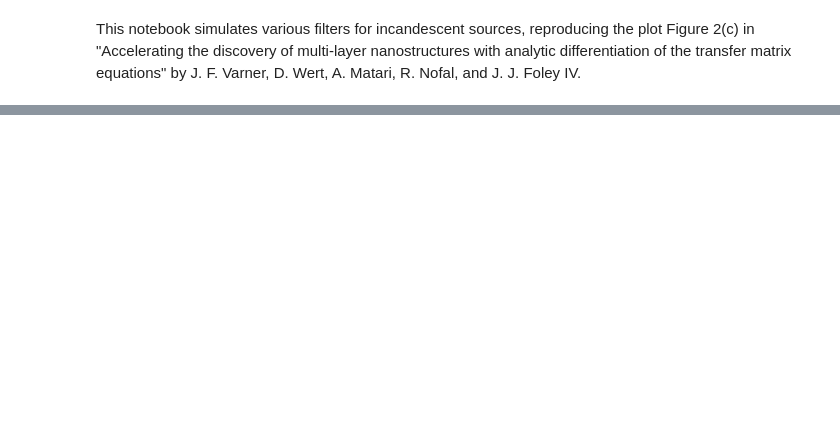
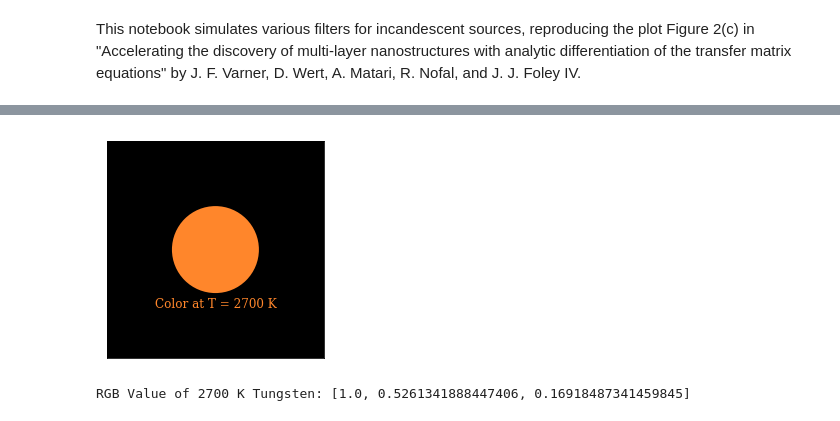
Before and after one commit to FoleyLab/wptherml_v1.0.0, a Jupyter notebook: example/Incandescent_Plot.ipynb, the cells around one changed output, grey strips where cells are left out. Cells and saved outputs as stored; diff of their text form; code cells hidden in the pictures; blank space fills up the shorter version.

```diff
--- a/example/Incandescent_Plot.ipynb
+++ b/example/Incandescent_Plot.ipynb
@@ -208,0 +214,6 @@ plt.show()
+# %%
+w.thermal_color()
+print("RGB Value of 2700 K Tungsten:",w.thermal_rgb)
+# %% [output]
+[figure, added]
+RGB Value of 2700 K Tungsten: [1.0, 0.5261341888447406, 0.16918487341459845]
```
Also changed, not shown: parts of 6 cells of this notebook, 9 other files.
